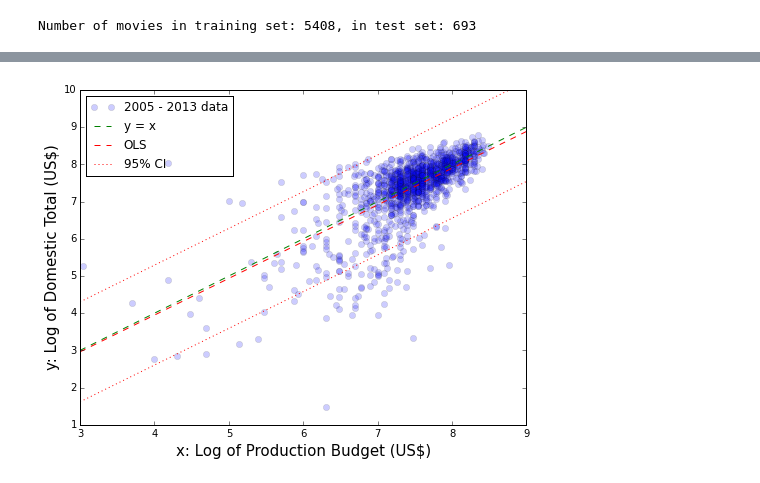
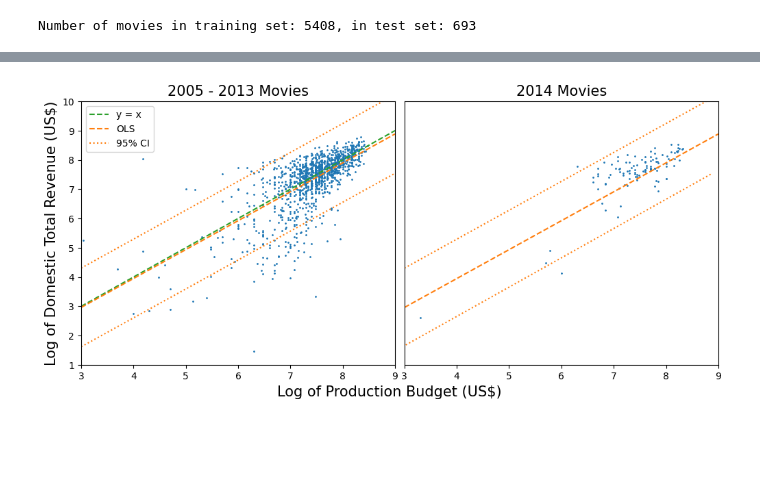
Before and after one commit to LucDemortier/MoviesAndStars, a Jupyter notebook: AnalyzeThis.ipynb, the cells around one changed output, grey strips where cells are left out. Saved outputs shown, nothing was run; the diff lists cells and outputs as text; code cells hidden in the pictures; blank space fills up the shorter version.

```diff
--- a/AnalyzeThis.ipynb
+++ b/AnalyzeThis.ipynb
@@ -825,29 +853,22 @@ Time:                        23:50:22   Df Residuals:                     3308
 # %%
-'''
+"""
 Do an ordinary least-squares regression of total domestic revenue versus production budget.
-'''
-%matplotlib inline
-import statsmodels.formula.api as smf
-#from __future__ import print_function
-import numpy as np
-#import statsmodels.api as sm
-import matplotlib.pyplot as plt
-from statsmodels.sandbox.regression.predstd import wls_prediction_std
-import pandas as pd
+"""
+
 
 def map_rows2(inrow):
     outrow = inrow[:]
-    outrow[0] = np.log10(outrow[0])
-    outrow[1] = np.log10(outrow[1])
+    outrow.iloc[0] = np.log10(outrow.iloc[0])
+    outrow.iloc[1] = np.log10(outrow.iloc[1])
     return outrow
 
 # Define two fit models and perform corresponding fits.
-df4          = df2[[lbl5,lbl8]].dropna()
-df4.columns  = ['LogPB','LogDT']
+df4          = df2[[labels[5],labels[8]]].dropna()
+df4.columns  = ["LogPB","LogDT"]
 df4.apply(map_rows2,axis=1)
 
-tdf4         = tdf2[[lbl5,lbl8]].dropna()
-tdf4.columns = ['LogPB','LogDT']
+tdf4         = tdf2[[labels[5],labels[8]]].dropna()
+tdf4.columns = ["LogPB","LogDT"]
 tdf4.apply(map_rows2,axis=1)
 
 model        = smf.ols("LogDT ~ LogPB-1", df4).fit()  # Constrain the fit to go through (0,0)
@@ -862,34 +883,29 @@ yarray          = [x*fitc1 for x in xarray]
 xxarray         = [[x] for x in xarray]
 prstd,iv_l,iv_u = wls_prediction_std(model,exog=xxarray,alpha=0.05)
 
-fig,ax=plt.subplots(figsize=(8,6))
-ax.plot(df4.LogPB,df4.LogDT,'o',label="2005 - 2013 data",alpha=0.2)
-ax.plot([3.0,9.0], [3.0,9.0], 'g--', label="y = x")
-ax.plot(xarray, yarray, 'r--', label="OLS")
-ax.plot(xarray, iv_u, 'r:', label="95% CI")
-ax.plot(xarray, iv_l, 'r:')
-ax.set_xlim(3.0,9.0)
-ax.set_ylim(1.0,10.0)
-plt.xlabel("x: Log of Production Budget (US\$)", fontsize=15)
-plt.ylabel("y: Log of Domestic Total (US\$)", fontsize=15)
-ax.legend(loc='upper left')
+fig, ax = plt.subplots(nrows=1, ncols=2, figsize=(12,5), sharey=True)
+plt.subplots_adjust(wspace=0.03)
+ax[0].set_title(gtitle, fontsize=15)
+ax[0].scatter(df4["LogPB"], df4["LogDT"], color="C0", alpha=1.0, s=1)
+ax[0].plot([3.0,9.0], [3.0,9.0], color="C2", linestyle="--", label="y = x")
+ax[0].plot(xarray, yarray, color="C1", linestyle="--", label="OLS")
+ax[0].plot(xarray, iv_u, color="C1", linestyle=":", label="95% CI")
+ax[0].plot(xarray, iv_l, color="C1", linestyle=":")
+ax[0].set_xlim(3.0,9.0)
+ax[0].set_ylim(1.0,10.0)
+ax[0].set_ylabel("Log of Domestic Total Revenue (US\$)", fontsize=15)
+ax[0].legend(loc="best", fontsize=10)
+
+ax[1].set_title(ttitle, fontsize=15)
+ax[1].scatter(tdf4["LogPB"], tdf4["LogDT"], color="C0", alpha=1.0, s=1, label="2014 data")
+ax[1].plot(xarray, yarray, color="C1", linestyle="--", label="OLS(2005 - 2013)")
+ax[1].plot(xarray, iv_u, color="C1", linestyle=":", label="95% CI")
+ax[1].plot(yarray, iv_l, color="C1", linestyle=":")
+ax[1].set_xlim(3.0,9.0)
+ax[1].set_ylim(1.0,10.0)
+ax[1].yaxis.set_tick_params(which="both", length=0, labelleft=False)
+fig.supxlabel("Log of Production Budget (US\$)", fontsize=15)
+if save_figures:
+    fig.savefig("figures/DT_vs_PB_fit_test.pdf", dpi=200, bbox_inches="tight")
 plt.show()
-if save:
-    fig = ax.get_figure()
-    fig.savefig("DT_vs_PB_fit.pdf")
-
-fig,ax=plt.subplots(figsize=(8,6))
-ax.plot(tdf4.LogPB,tdf4.LogDT,'o',label="2014 data",alpha=0.2)
-ax.plot(xarray, yarray, 'r--', label="OLS(2005 - 2013)")
-ax.plot(xarray, iv_u, 'r:', label="95% CI")
-ax.plot(yarray, iv_l, 'r:')
-ax.set_xlim(3.0,9.0)
-ax.set_ylim(1.0,10.0)
-plt.xlabel("Log of Production Budget (US\$)", fontsize=15)
-plt.ylabel("Log of Domestic Total (US\$)", fontsize=15)
-ax.legend(loc='best')
-plt.show()
-if save:
-    fig = ax.get_figure()
-    fig.savefig("DT_vs_PB_test.pdf")
 # %% [output]
@@ -913 +929 @@ Warnings:
-[figure, old version]
+[figure, new version]
```
Also changed, not shown: parts of 13 cells of this notebook, 5 other files.
